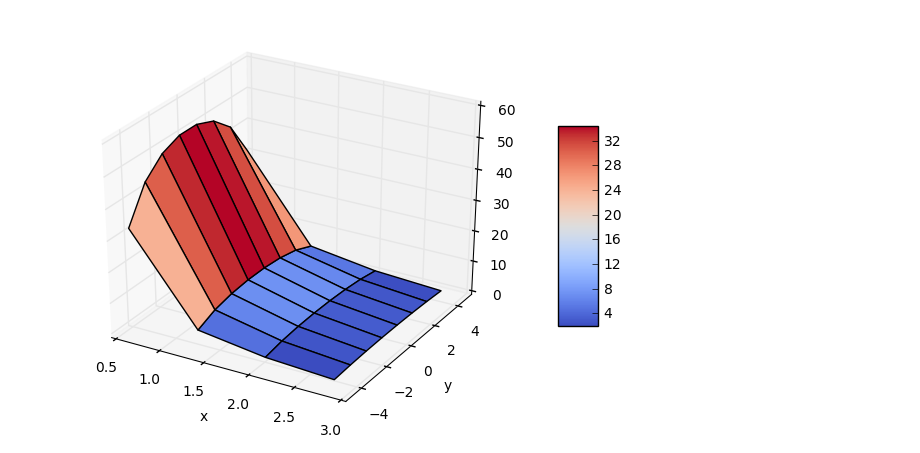
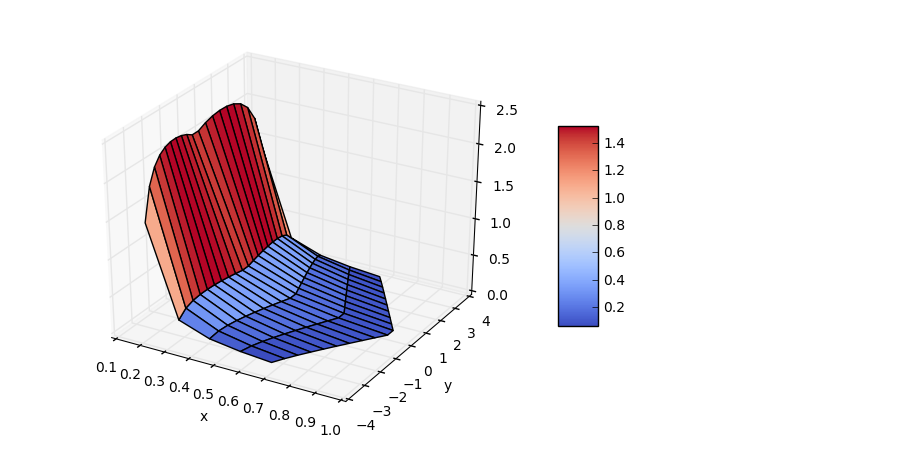
Before and after one commit to partmor/ezaero, a Jupyter notebook: steady_VLM/aero.ipynb, the cells around one changed output. Drawn from its saved outputs; the diff is of its cells as text; code cells hidden in the pictures.

```diff
--- a/steady_VLM/aero.ipynb
+++ b/steady_VLM/aero.ipynb
@@ -7,11 +7,11 @@ import matplotlib.pyplot as plt
 
 from fun_lib import *
 # %%
-bp = 10
-m, n = 4, 8
+bp = 7.28
+m, n = 5,20
 T = 0*np.pi/180
 delta = 0*np.pi/180
-c_r, c_t = 3, 3
+c_r, c_t = 1,.6
 U_i = 100
 rho = 1.0
 dt = 0.1
@@ -28,13 +28,7 @@ plot_control_points(PC,ax);
-# %%
-def net_panel_circulation(X,PC,U_i,alpha):
-    m, n = X.shape[:2]
-    aic = wing_influence_matrix(X,PC) + wake_contrib_to_wing_influence_matrix(X,PC,alpha)
-    rhs = steady_rhs(X,alpha,U_i)
-    g = np.linalg.solve(aic,rhs).reshape(m,n)
-
-    net_g = np.empty_like(g)
-    net_g[0,:] = g[0,:]
-    net_g[1:,:] = g[1:,:] - g[:-1,:]
-    return net_g
 # %%
 net_g = net_panel_circulation(X,PC,U_i,alpha)
+# %%
+dL = net_g*rho*U_i*bp/n
+S = wing_planform_surface(X)
+dp = dL/S
+cl = dp/(0.5*rho*U_i**2)
@@ -46,11 +56,11 @@ from matplotlib.ticker import LinearLocator, FormatStrFormatter
 # %%
 fig = plt.figure()
 ax = a3.Axes3D(fig)
-surf = ax.plot_surface(PC[:,:,0],PC[:,:,1],net_g,cmap=cm.coolwarm,
+surf = ax.plot_surface(PC[:,:,0],PC[:,:,1],cl,cmap=cm.coolwarm,
                        antialiased=True,shade=False,
                        cstride=1, rstride=1)
 ax.set_xlabel('x')
 ax.set_ylabel('y')
 fig.colorbar(surf, shrink=0.5, aspect=5);
 # %% [output]
-[figure, old version]
+[figure, new version]
```
Also changed, not shown: parts of 5 cells of this notebook, 1 other file.
